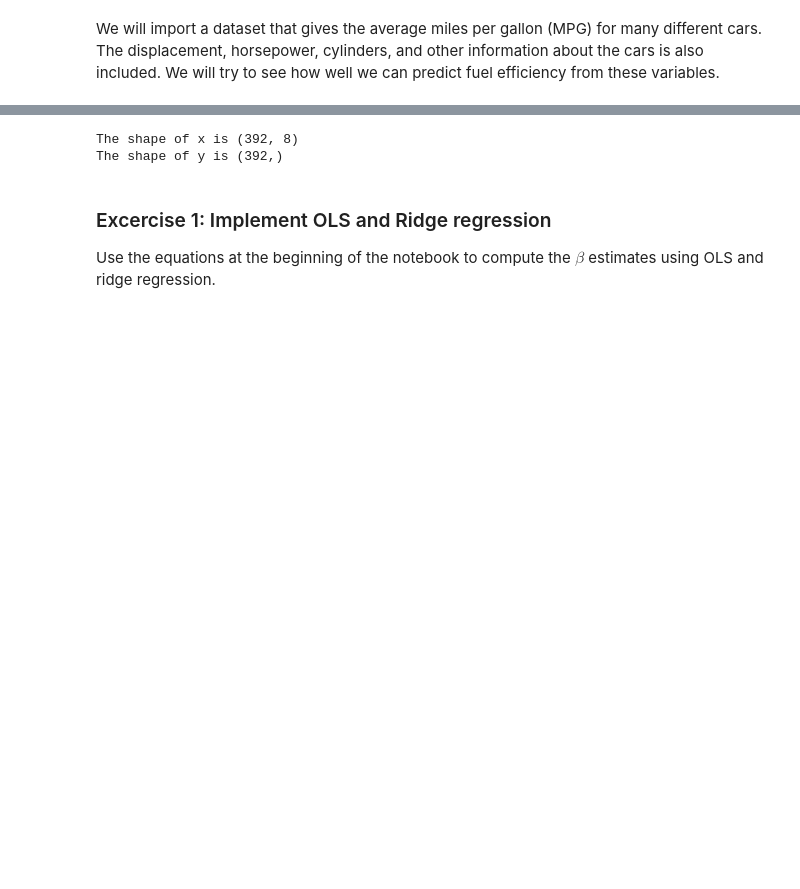
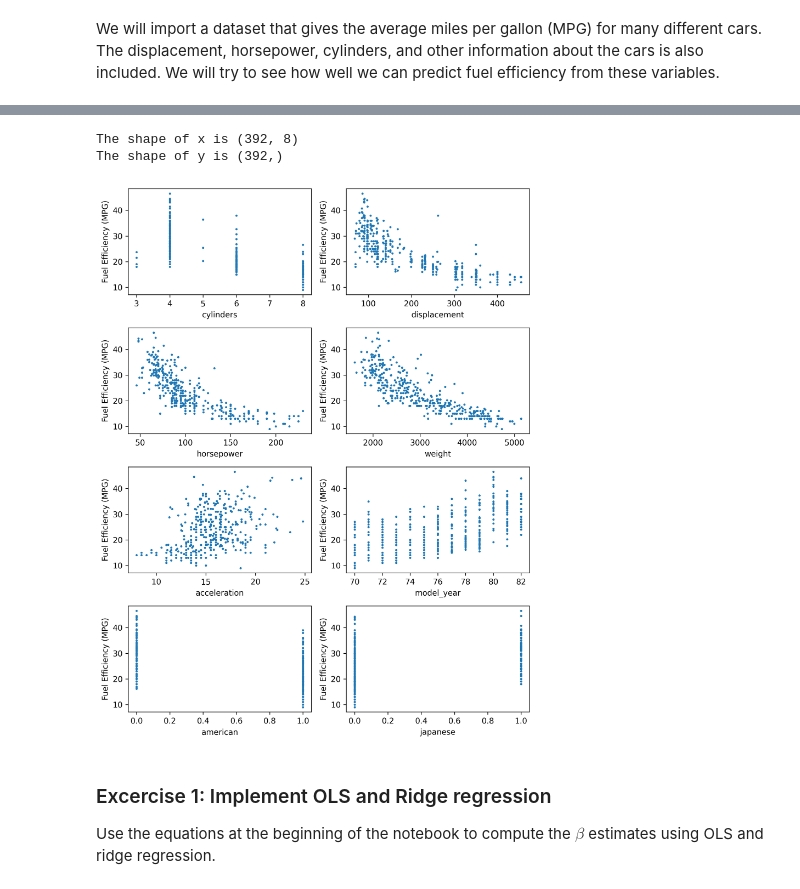
Before and after one commit to churchlandlab/DataSAI_summer_school, a Jupyter notebook: 1_Ridge_Regression.ipynb, the cells around one changed output, grey strips where cells are left out. Saved outputs shown, nothing was run; the diff lists cells and outputs as text; code cells hidden in the pictures; blank space fills up the shorter version.

Commit message:
some plots

```diff
--- a/1_Ridge_Regression.ipynb
+++ b/1_Ridge_Regression.ipynb
@@ -50,18 +50,26 @@ dataset.head()
 # %%
 # Preprocess the data
 dataset = dataset.dropna()
 y = dataset.mpg.values
 x = dataset[PREDICTOR_LABELS[:-2]].to_numpy()
 
 is_american = (dataset.origin == 'usa').values #dummy variable
 is_japanese = (dataset.origin == 'japan').values #dummy variable
 x = np.vstack((x.T, is_american, is_japanese)).T
 
 print(f'The shape of x is {x.shape}')
 print(f'The shape of y is {y.shape}')
+
+fig,axs = plt.subplots(4,2,figsize=(8,10),dpi=300)
+for i,ax in enumerate(np.ravel(axs)):
+    ax.scatter(x[:,i],y, s=3)
+    ax.set_xlabel(PREDICTOR_LABELS[i])
+    ax.set_ylabel('Fuel Efficiency (MPG)')
+fig.tight_layout()
 # %% [output]
 The shape of x is (392, 8)
 The shape of y is (392,)
+[figure, added]
 # %% [markdown]
 ### Excercise 1: Implement OLS and Ridge regression
 Use the equations at the beginning of the notebook to compute the $\beta$ estimates using OLS and ridge regression.
```
